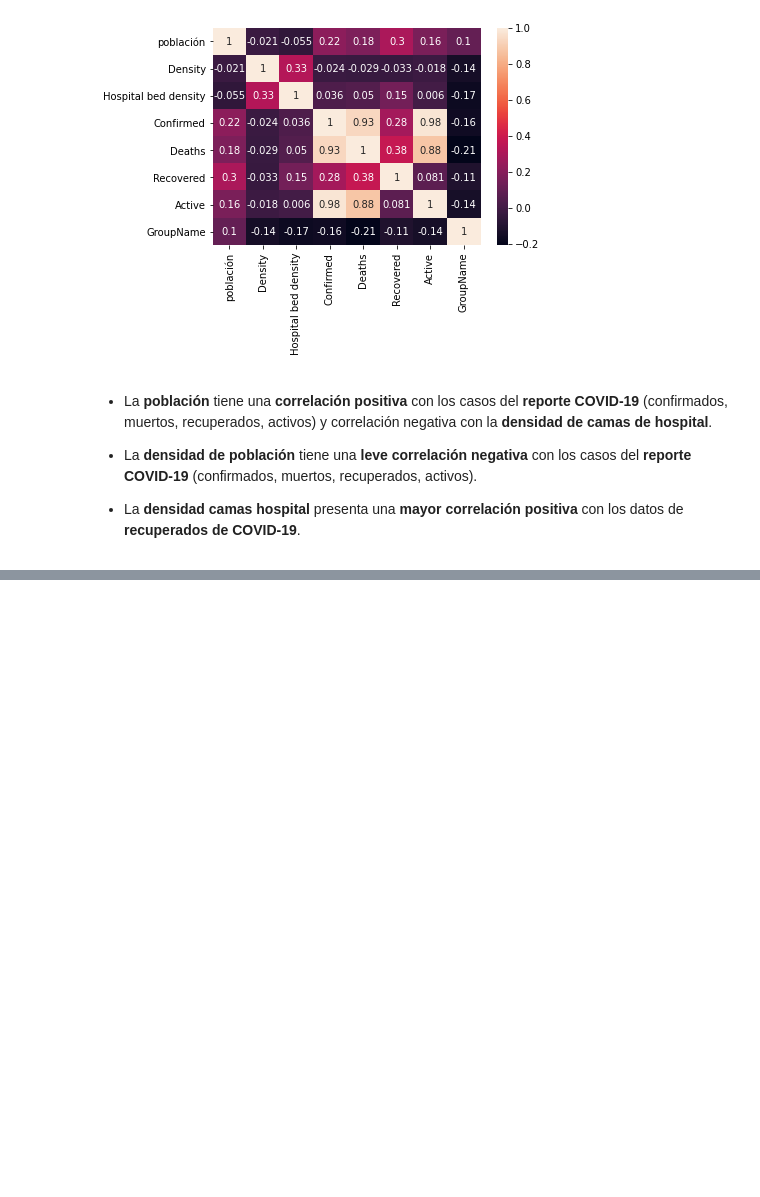
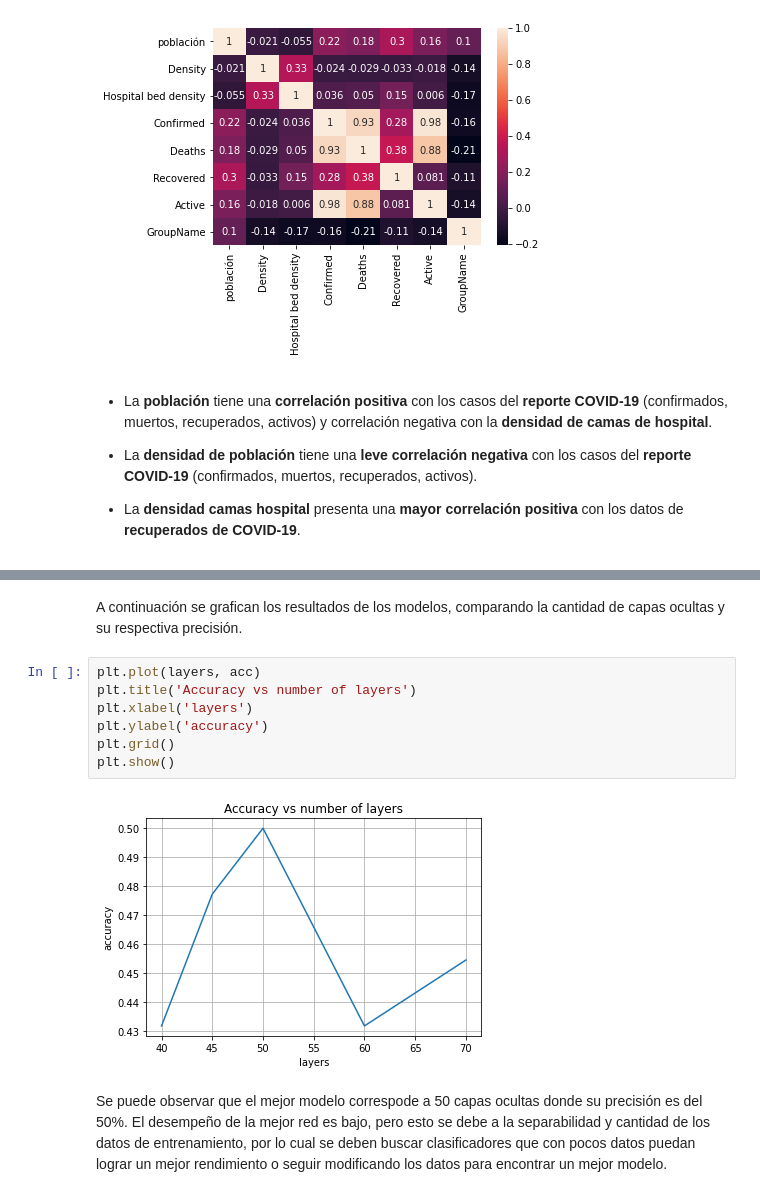
Before and after one commit to DiegoCanales/IIE575-AI-T1, a Jupyter notebook: tarea_AI_1.ipynb, the cells around one changed output, grey strips where cells are left out. Cells and saved outputs as stored; diff of their text form; blank space fills up the shorter version.

```diff
--- a/tarea_AI_1.ipynb
+++ b/tarea_AI_1.ipynb
@@ -537,0 +604,13 @@ Existe una variabilidad de los datos muy grande entre algunas características p
+# %% [markdown]
+A continuación se grafican los resultados de los modelos, comparando la cantidad de capas ocultas y su respectiva precisión.
+# %%
+plt.plot(layers, acc)
+plt.title('Accuracy vs number of layers')
+plt.xlabel('layers')
+plt.ylabel('accuracy')
+plt.grid()
+plt.show()
+# %% [output]
+[figure, added]
+# %% [markdown]
+Se puede observar que el mejor modelo correspode a 50 capas ocultas donde su precisión es del 50%. El desempeño de la mejor red es bajo, pero esto se debe a la separabilidad y cantidad de los datos de entrenamiento, por lo cual se deben buscar clasificadores que con pocos datos puedan lograr un mejor rendimiento o seguir modificando los datos para encontrar un mejor modelo.
```
Also changed, not shown: parts of 20 cells of this notebook.
